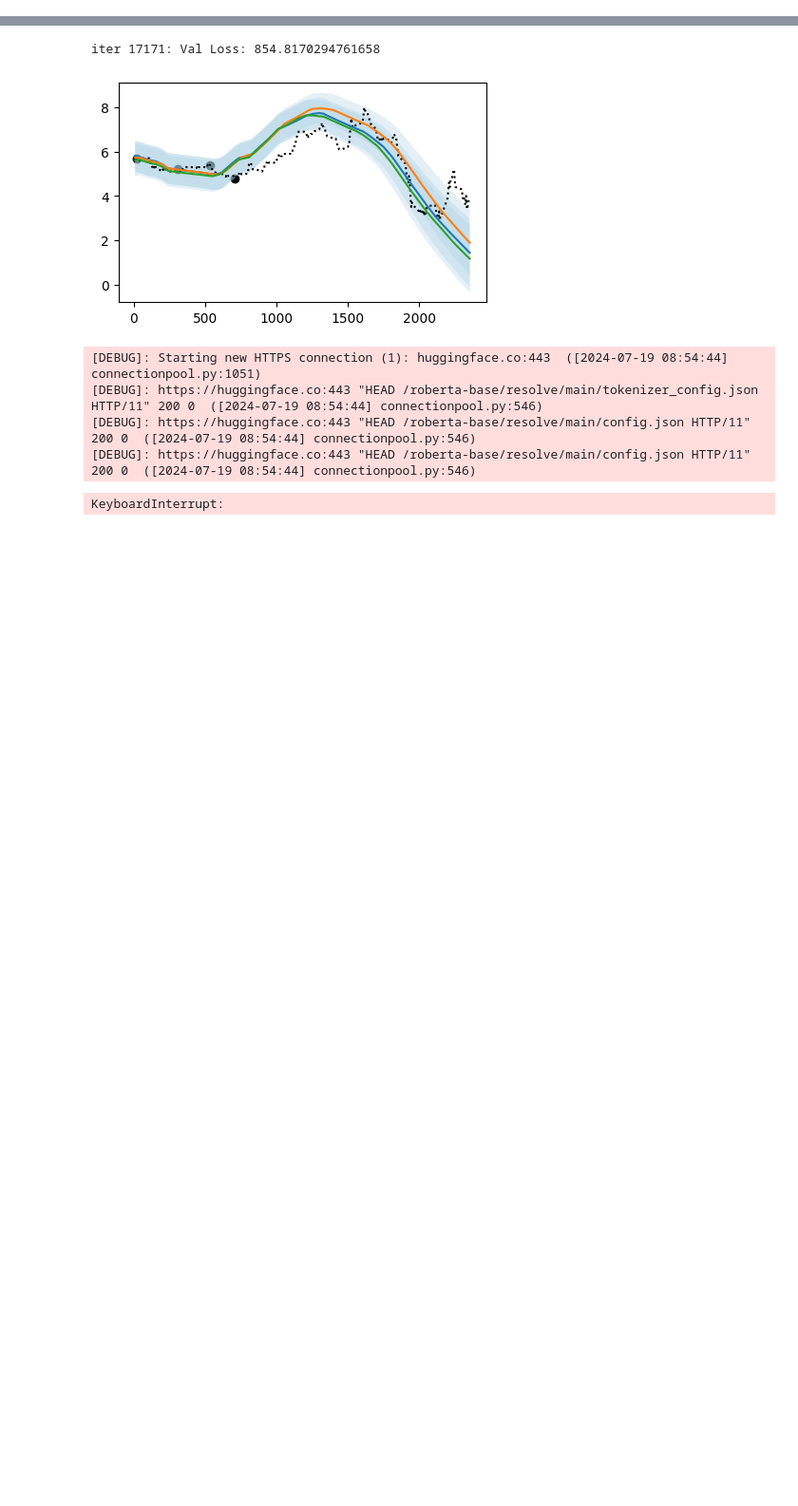
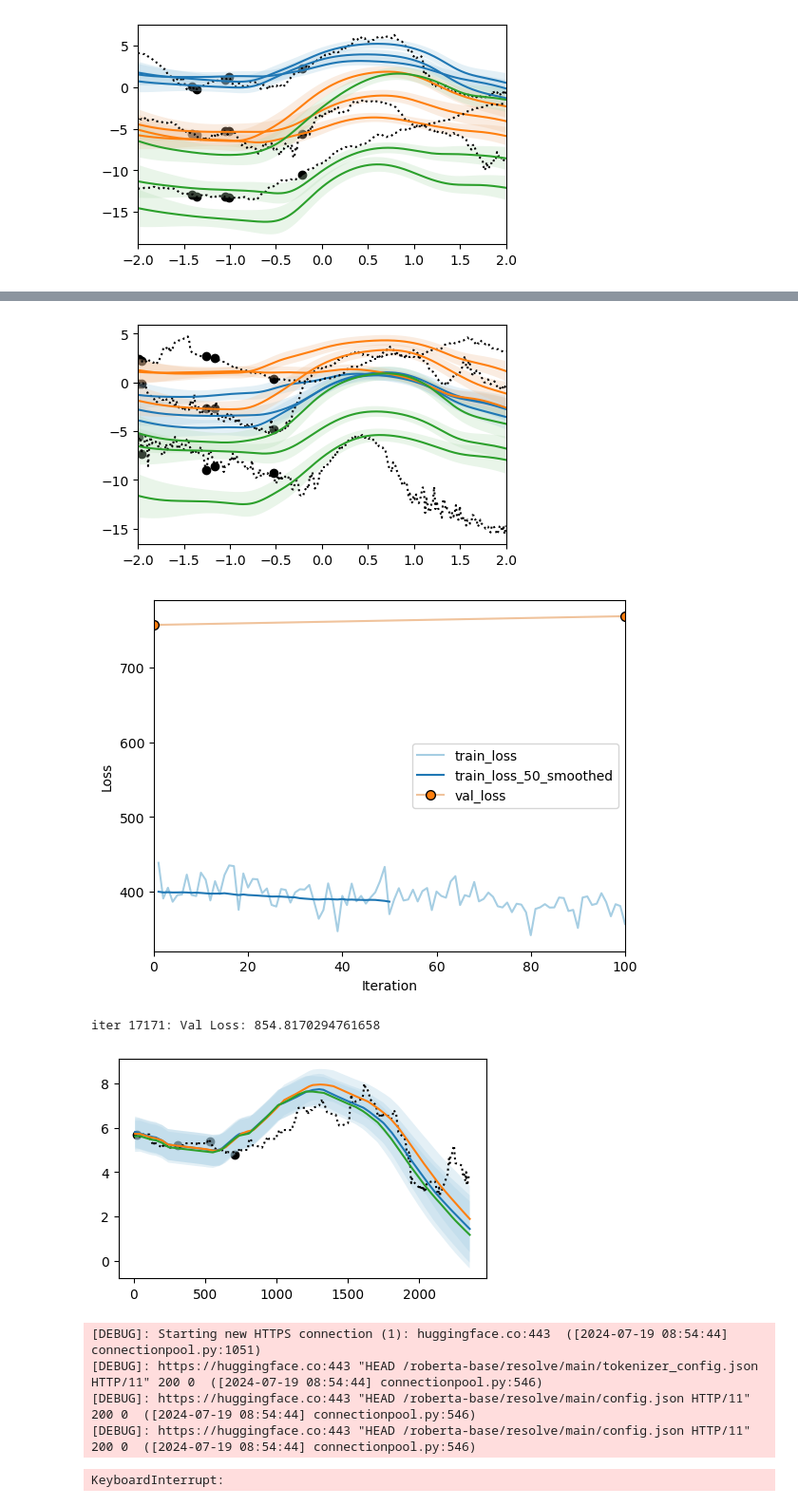
Before and after one commit to will-hd/IML, a Jupyter notebook: notebooks/temp_kasI.ipynb, the cells around one changed output, grey strips where cells are left out. Shown at 95% size. Drawn from its saved outputs; the diff is of its cells as text; code cells hidden in the pictures; blank space fills up the shorter version.

Commit message:
Moved train loop to function + improved plot again

```diff
--- a/notebooks/temp_kasI.ipynb
+++ b/notebooks/temp_kasI.ipynb
@@ -59,7 +59,7 @@ data_path = '../data/data_with_desc.csv'
 data = pd.read_csv(data_path, header=None)
 data = TempData(data=data , max_num_context=10, device=DEVICE)
 
-USE_KNOWLEDGE = True
+USE_KNOWLEDGE = False
 logging.info(f'USE_KNOWLEDGE: {USE_KNOWLEDGE}')
 
 config = Namespace(
@@ -197,0 +136,24 @@ KeyboardInterrupt:
+# %%
+from src.train import train
+
+AVG_LOSS_PRINT_INTERVAL = 1000
+PLOT_SAMPLE_INTERVAL = 1000
+
+MAX_ITERS = 10000
+
+model, optimiser, train_losses, val_losses = train(model=model,
+                                                   data=data,
+                                                   loss_function=loss_function,
+                                                   optimiser=optimiser,
+                                                   device=DEVICE,
+                                                   use_knowledge=USE_KNOWLEDGE,
+                                                   max_iters=MAX_ITERS,
+                                                   avg_loss_print_interval=AVG_LOSS_PRINT_INTERVAL,
+                                                   plot_sample_interval=PLOT_SAMPLE_INTERVAL)
+
+# plt.plot(train_loss, label='train_loss')
+# window = 50
+# plt.plot([sum(train_loss[i:i+window])/window for i in range(len(train_loss)-window)], label=f'train_loss_{window}_smooth')
+# plt.legend()
+# plt.show()
+# %% [output]
@@ -197,0 +161 @@ KeyboardInterrupt:
+[figure, added]
@@ -198,3 +164,5 @@ KeyboardInterrupt:
+[figure, added]
+[figure, added]
 # %%
 with torch.no_grad():
     val_loss = 0
```
Also changed, not shown: parts of 5 cells of this notebook, 2 other files.
